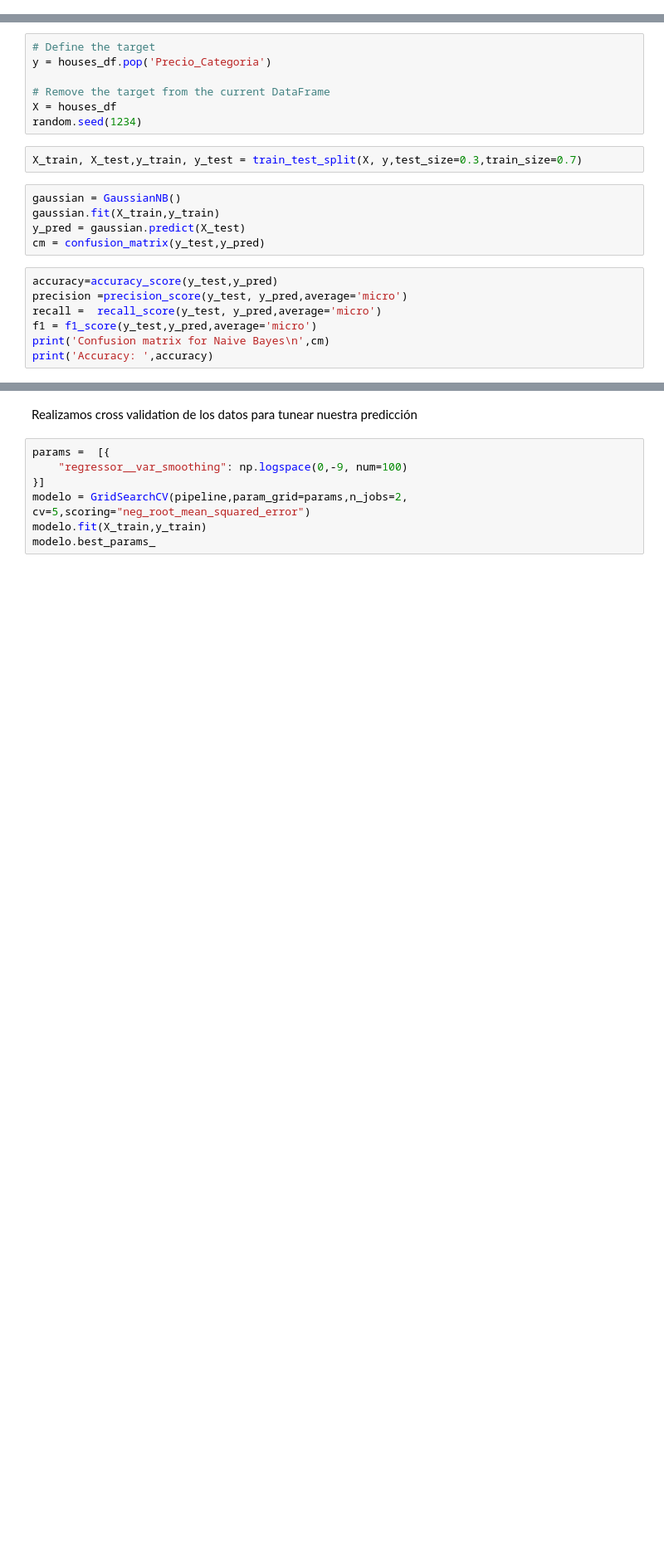
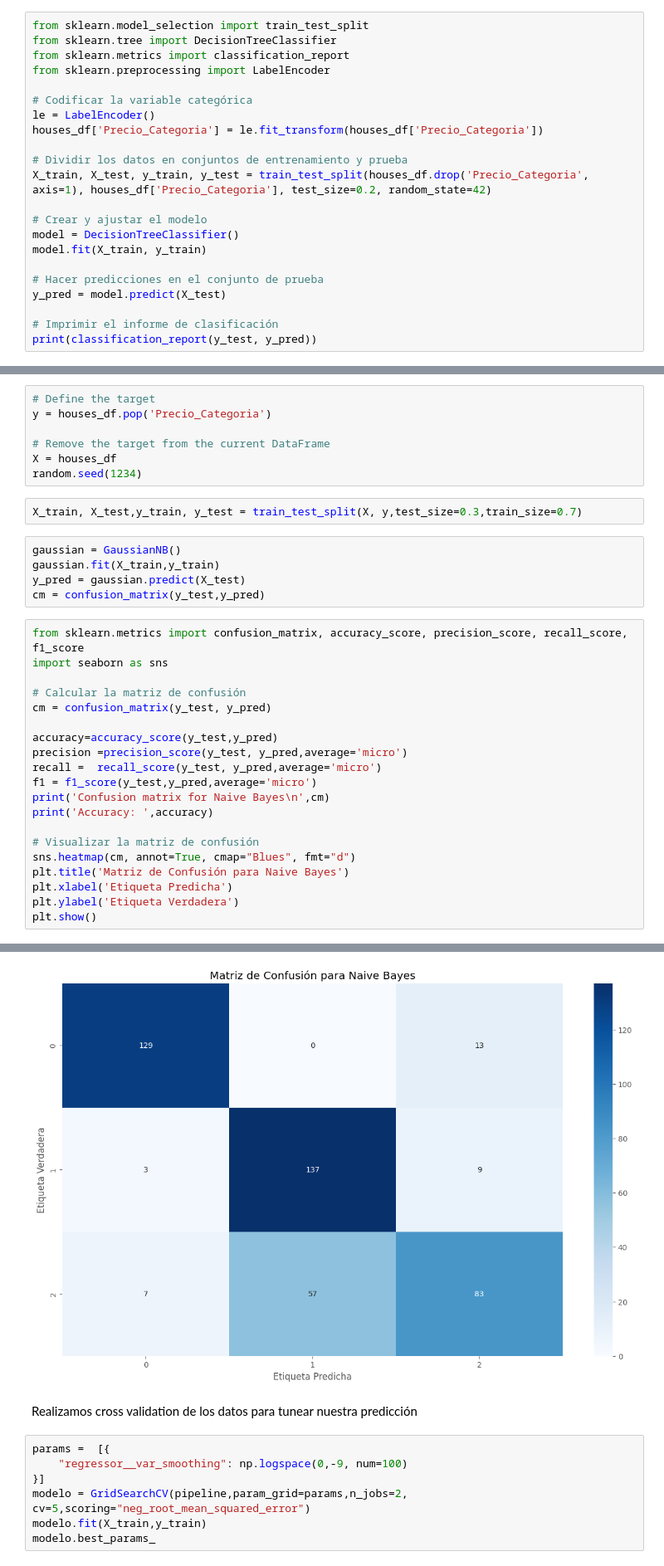
Before and after one commit to estebandonis/HT5-MineriadeDatos, a Jupyter notebook: hoja5.ipynb, the cells around one changed output, grey strips where cells are left out. Shown: that part at 83% size. Cells and saved outputs as stored; diff of their text form; blank space fills up the shorter version.

```diff
--- a/hoja5.ipynb
+++ b/hoja5.ipynb
@@ -226,3 +236,25 @@ PoolQC
 Fence
 MiscFeature
 [figure]
+# %%
+from sklearn.model_selection import train_test_split
+from sklearn.tree import DecisionTreeClassifier
+from sklearn.metrics import classification_report
+from sklearn.preprocessing import LabelEncoder
+
+# Codificar la variable categórica
+le = LabelEncoder()
+houses_df['Precio_Categoria'] = le.fit_transform(houses_df['Precio_Categoria'])
+
+# Dividir los datos en conjuntos de entrenamiento y prueba
+X_train, X_test, y_train, y_test = train_test_split(houses_df.drop('Precio_Categoria', axis=1), houses_df['Precio_Categoria'], test_size=0.2, random_state=42)
+
+# Crear y ajustar el modelo
+model = DecisionTreeClassifier()
+model.fit(X_train, y_train)
+
+# Hacer predicciones en el conjunto de prueba
+y_pred = model.predict(X_test)
+
+# Imprimir el informe de clasificación
+print(classification_report(y_test, y_pred))
@@ -266,11 +308,24 @@ gaussian.fit(X_train,y_train)
 y_pred = gaussian.predict(X_test)
 cm = confusion_matrix(y_test,y_pred)
 # %%
+from sklearn.metrics import confusion_matrix, accuracy_score, precision_score, recall_score, f1_score
+import seaborn as sns
+
+# Calcular la matriz de confusión
+cm = confusion_matrix(y_test, y_pred)
+
 accuracy=accuracy_score(y_test,y_pred)
 precision =precision_score(y_test, y_pred,average='micro')
 recall =  recall_score(y_test, y_pred,average='micro')
 f1 = f1_score(y_test,y_pred,average='micro')
 print('Confusion matrix for Naive Bayes\n',cm)
 print('Accuracy: ',accuracy)
+
+# Visualizar la matriz de confusión
+sns.heatmap(cm, annot=True, cmap="Blues", fmt="d")
+plt.title('Matriz de Confusión para Naive Bayes')
+plt.xlabel('Etiqueta Predicha')
+plt.ylabel('Etiqueta Verdadera')
+plt.show()
 # %% [output]
 Confusion matrix for Naive Bayes
@@ -281,3 +336,4 @@ Accuracy:  0.7876712328767124
+[figure, added]
 # %% [markdown]
 Realizamos cross validation de los datos para tunear nuestra predicción
 # %%
```
Also changed, not shown: parts of 9 cells of this notebook.
